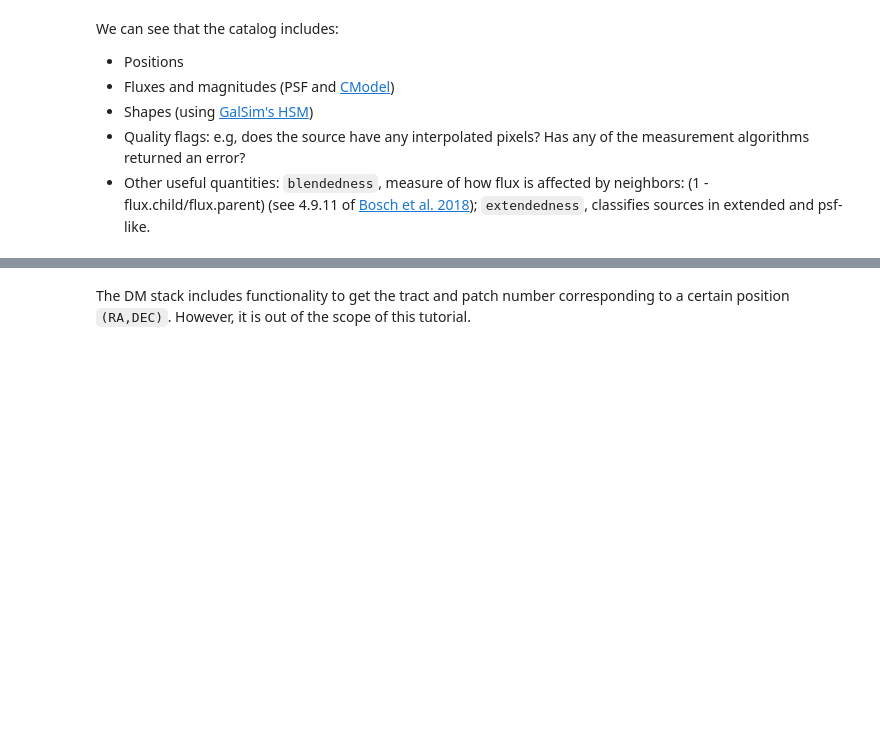
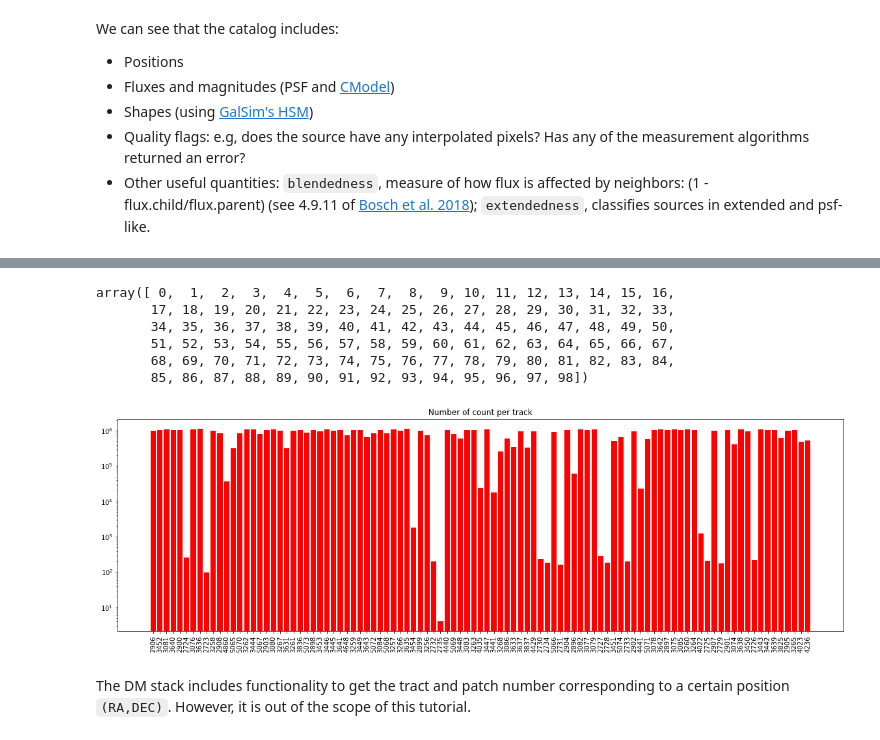
Before and after one commit to sylvielsstfr/MyDC2work, a Jupyter notebook: spark/object_spark_1_intro_Run2.2i.ipynb, the cells around one changed output, grey strips where cells are left out. Cells and saved outputs as stored; diff of their text form; code cells hidden in the pictures; blank space fills up the shorter version.

```diff
--- a/spark/object_spark_1_intro_Run2.2i.ipynb
+++ b/spark/object_spark_1_intro_Run2.2i.ipynb
@@ -93,3 +119,5 @@ InputPath = [base_dir + "/dc2_object_run2.2i_dr6b_tract{}.parquet".format(num) f
+# %%
+InputPath = [base_dir + "/{}".format(filename) for filename in selected_files]
 # %%
 from pyspark.sql import SparkSession
 
@@ -178,2 +206,4 @@ df.select('tract').distinct().show()
 +-----+
 only showing top 20 rows
+# %%
+df_stat=df.groupBy("tract").count()
@@ -179,0 +230,3 @@ only showing top 20 rows
+# %%
+dp_stat=df_stat.toPandas()
+dp_stat.info()
@@ -180,3 +243,26 @@ only showing top 20 rows
+# %%
+indexes=np.arange(len(dp_stat))
+# %%
+index
+# %% [output]
+array([ 0,  1,  2,  3,  4,  5,  6,  7,  8,  9, 10, 11, 12, 13, 14, 15, 16,
+       17, 18, 19, 20, 21, 22, 23, 24, 25, 26, 27, 28, 29, 30, 31, 32, 33,
+       34, 35, 36, 37, 38, 39, 40, 41, 42, 43, 44, 45, 46, 47, 48, 49, 50,
+       51, 52, 53, 54, 55, 56, 57, 58, 59, 60, 61, 62, 63, 64, 65, 66, 67,
+       68, 69, 70, 71, 72, 73, 74, 75, 76, 77, 78, 79, 80, 81, 82, 83, 84,
+       85, 86, 87, 88, 89, 90, 91, 92, 93, 94, 95, 96, 97, 98])
+# %%
+width=0.8
+fig = plt.figure(figsize=(20,6))
+ax = fig.add_subplot(111)
+ax.bar(indexes,dp_stat["count"].values,width,color='red')
+ax.set_xticks(indexes)
+ax.set_title("Number of count per track")
+xtickNames = ax.set_xticklabels(dp_stat["tract"].values)
+plt.setp(xtickNames, rotation=90, fontsize=10)
+plt.yscale('log')
+# %% [output]
+[figure, added]
 # %% [markdown]
 The DM stack includes functionality to get the tract and patch number corresponding to a certain position `(RA,DEC)`. However, it is out of the scope of this tutorial.
 # %% [markdown]
```
Also changed, not shown: parts of 27 cells of this notebook.
